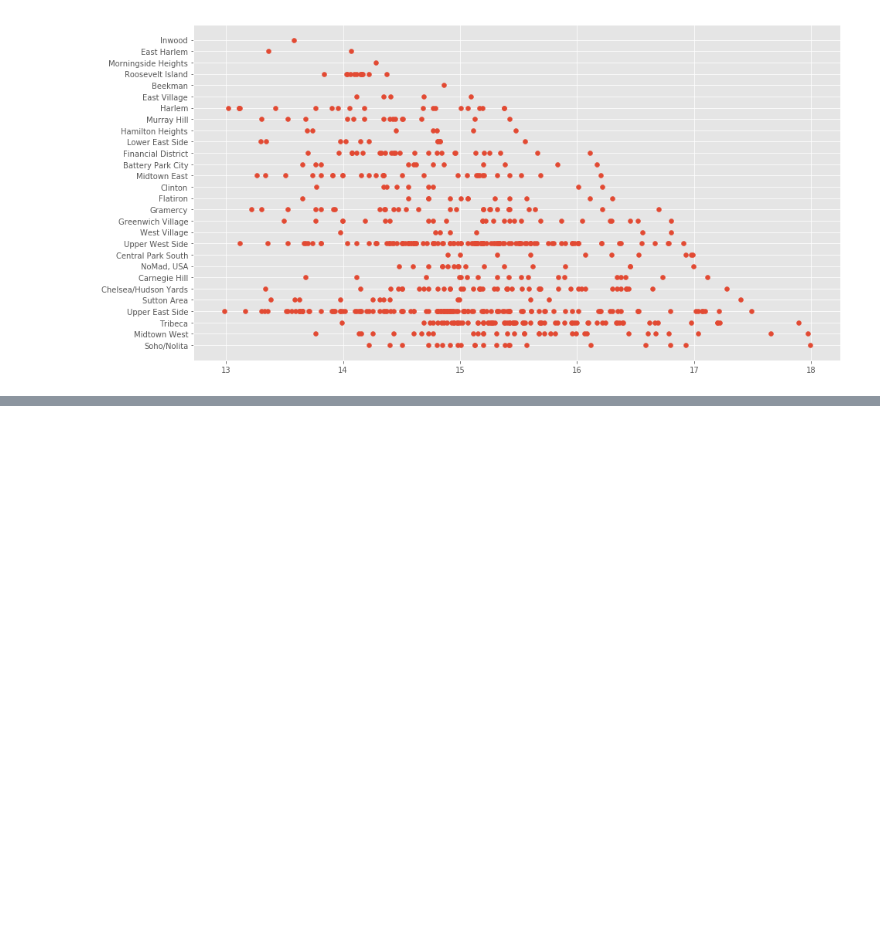
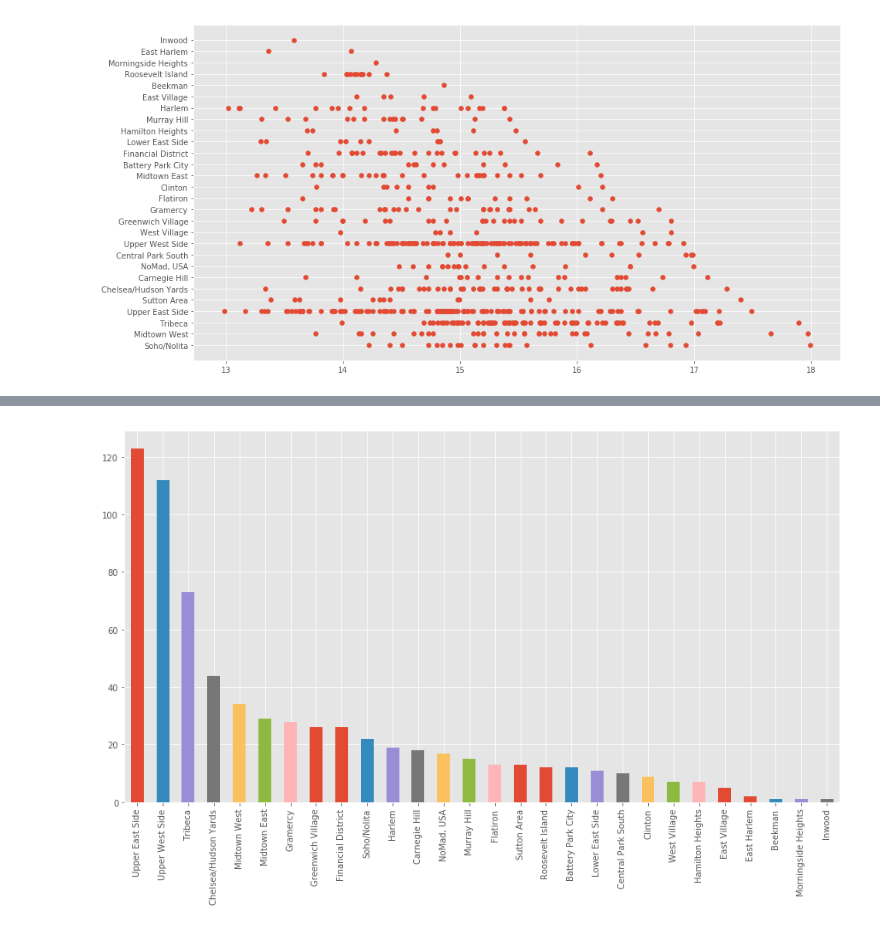
Before and after one commit to kmb5077/Seleniumproject, a Jupyter notebook: Manhattan Graphs.ipynb, the cells around one changed output, grey strips where cells are left out. Saved outputs shown, nothing was run; the diff lists cells and outputs as text; code cells hidden in the pictures; blank space fills up the shorter version.

```diff
--- a/Manhattan Graphs.ipynb
+++ b/Manhattan Graphs.ipynb
@@ -94,0 +101,5 @@ sns.boxplot(x='Neighborhood', y='Price', data=df1)
+# %%
+df1['Neighborhood'].value_counts().plot(kind='bar')
+plt.gcf().set_size_inches((15, 8))
+# %% [output]
+[figure, added]
```
Also changed, not shown: parts of 3 cells of this notebook, 1 other file.
